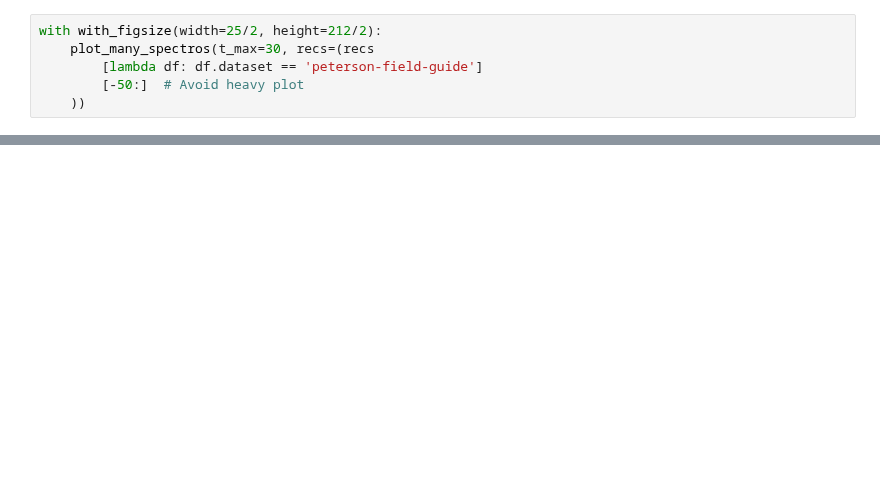
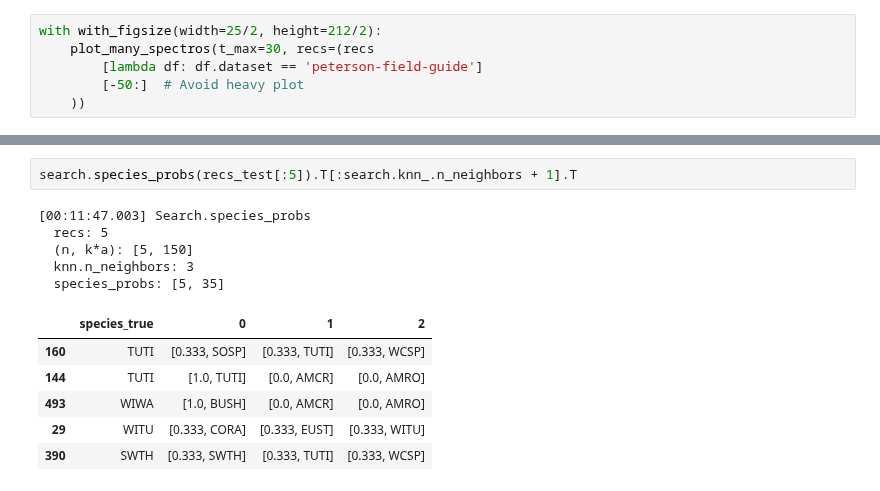
Before and after one commit to jdanbrown/birdgram, a Jupyter notebook: features/notebooks/20180524_eval_classifiers.ipynb, the cells around one changed output, grey strips where cells are left out. Cells and saved outputs as stored; diff of their text form; blank space fills up the shorter version.

```diff
--- a/features/notebooks/20180524_eval_classifiers.ipynb
+++ b/features/notebooks/20180524_eval_classifiers.ipynb
@@ -364,0 +156,14 @@ coverage_errors(classifier, recs_train_search)
+# %%
+search.species_probs(recs_test[:5]).T[:search.knn_.n_neighbors + 1].T
+# %% [output]
+[00:11:47.003] Search.species_probs
+  recs: 5
+  (n, k*a): [5, 150]
+  knn.n_neighbors: 3
+  species_probs: [5, 35]
+|  | species_true | 0 | 1 | 2 |
+| 160 | TUTI | [0.333, SOSP] | [0.333, TUTI] | [0.333, WCSP] |
+| 144 | TUTI | [1.0, TUTI] | [0.0, AMCR] | [0.0, AMRO] |
+| 493 | WIWA | [1.0, BUSH] | [0.0, AMCR] | [0.0, AMRO] |
+| 29 | WITU | [0.333, CORA] | [0.333, EUST] | [0.333, WITU] |
+| 390 | SWTH | [0.333, SWTH] | [0.333, TUTI] | [0.333, WCSP] |
```
Also changed, not shown: parts of 19 cells of this notebook, 4 other files.
